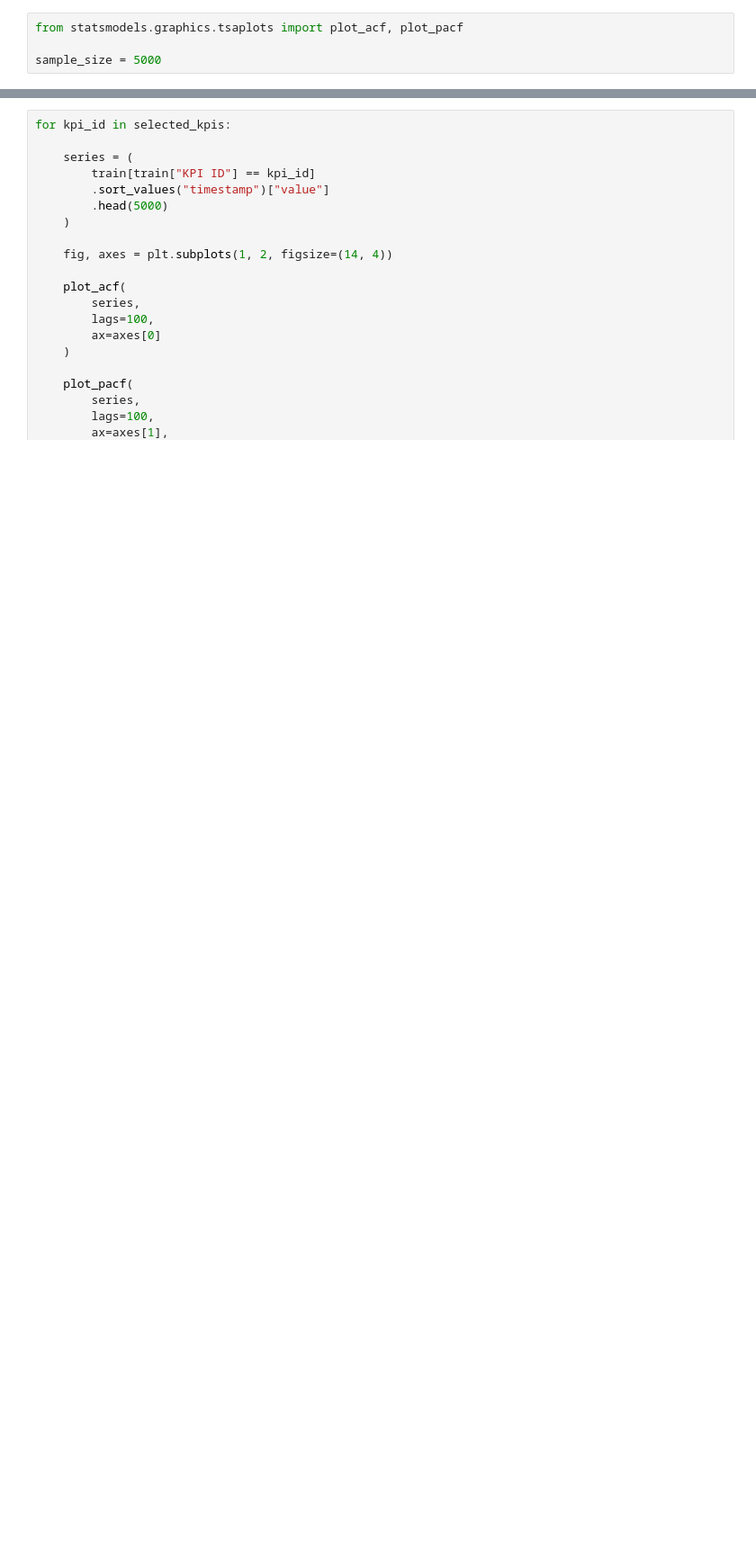
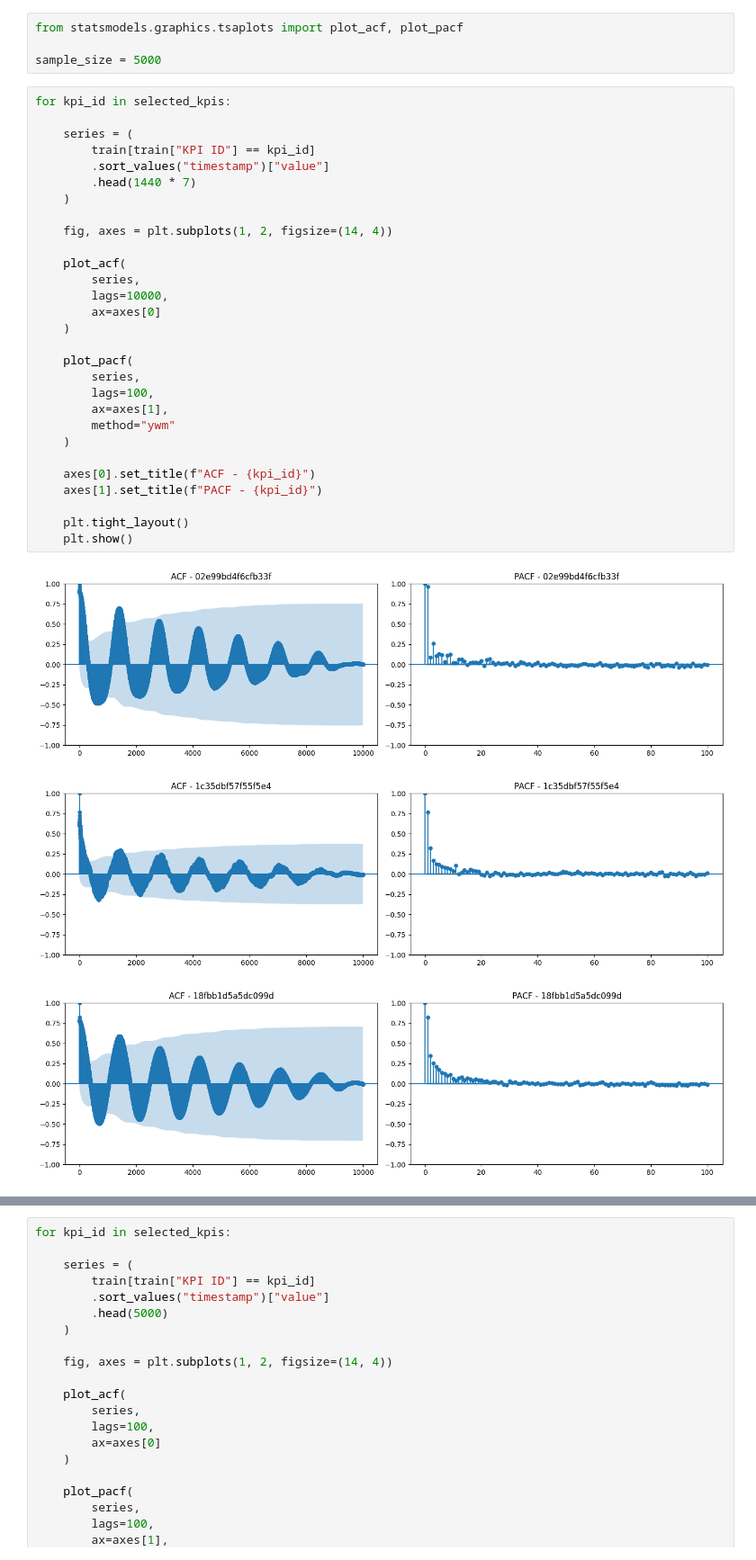
Before and after one commit to hieutmtechx/anomaly-detection-fundamentals, a Jupyter notebook: Week1/Code/01_dataset_overview.ipynb, the cells around one changed output, grey strips where cells are left out. Shown at 90% size. Drawn from its saved outputs; the diff is of its cells as text; blank space fills up the shorter version.

```diff
--- a/Week1/Code/01_dataset_overview.ipynb
+++ b/Week1/Code/01_dataset_overview.ipynb
@@ -387,3 +445,36 @@ for kpi_id in selected_kpis:
 from statsmodels.graphics.tsaplots import plot_acf, plot_pacf
 
 sample_size = 5000
+# %%
+for kpi_id in selected_kpis:
+
+    series = (
+        train[train["KPI ID"] == kpi_id]
+        .sort_values("timestamp")["value"]
+        .head(1440 * 7)
+    )
+
+    fig, axes = plt.subplots(1, 2, figsize=(14, 4))
+
+    plot_acf(
+        series,
+        lags=10000,
+        ax=axes[0]
+    )
+
+    plot_pacf(
+        series,
+        lags=100,
+        ax=axes[1],
+        method="ywm"
+    )
+
+    axes[0].set_title(f"ACF - {kpi_id}")
+    axes[1].set_title(f"PACF - {kpi_id}")
+
+    plt.tight_layout()
+    plt.show()
+# %% [output]
+[figure, added]
+[figure, added]
+[figure, added]
```
Also changed, not shown: parts of 13 cells of this notebook.
